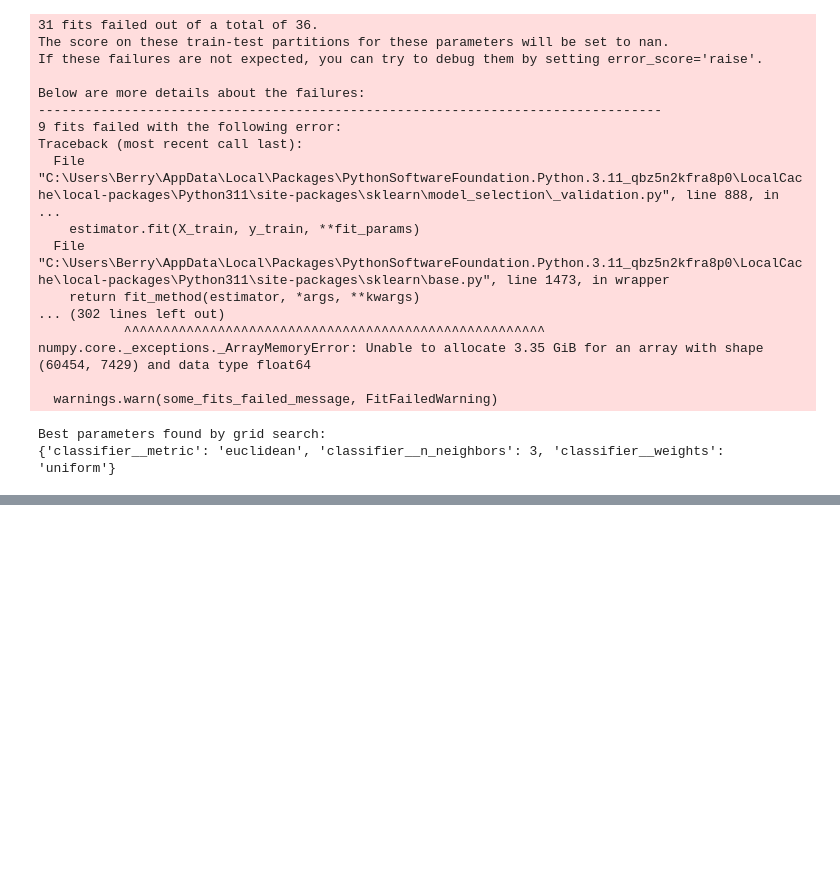
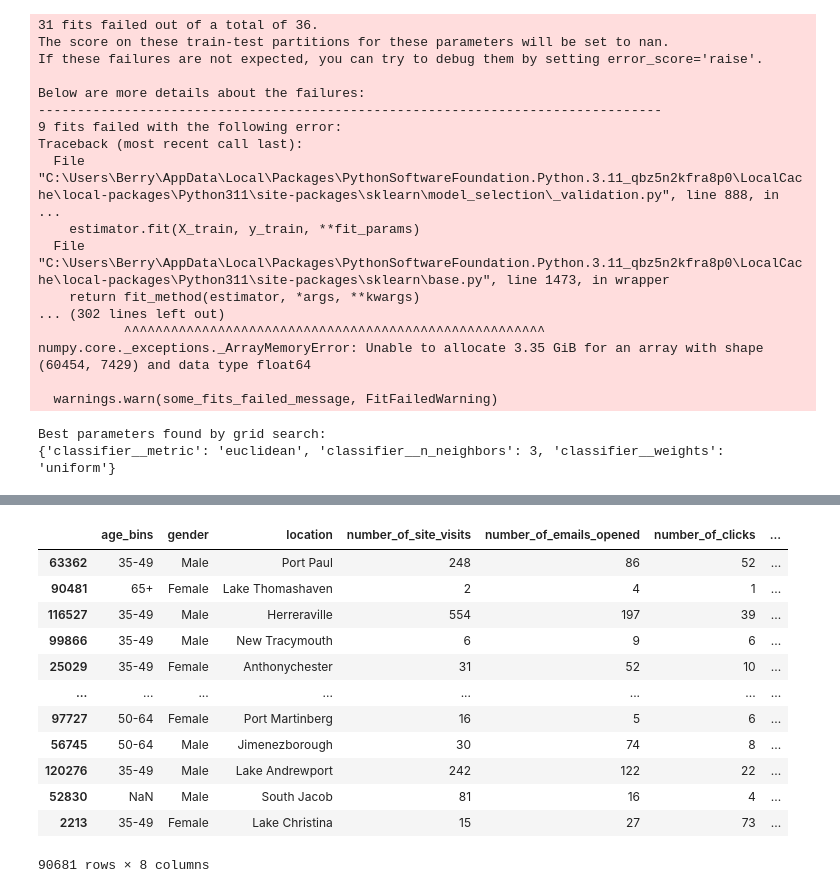
Before and after one commit to EthanRosehart/schulich_data_science, a Jupyter notebook: assignment2_restart.ipynb, the cells around one changed output, grey strips where cells are left out. Drawn from its saved outputs; the diff is of its cells as text; code cells hidden in the pictures; blank space fills up the shorter version.

```diff
--- a/assignment2_restart.ipynb
+++ b/assignment2_restart.ipynb
@@ -850,3 +854,35 @@ numpy.core._exceptions._ArrayMemoryError: Unable to allocate 3.35 GiB for an arr
   warnings.warn(some_fits_failed_message, FitFailedWarning)
 Best parameters found by grid search:
 {'classifier__metric': 'euclidean', 'classifier__n_neighbors': 3, 'classifier__weights': 'uniform'}
+# %%
+# Re Test KNN with the best parameters as found with Grid Search
+
+# Create and train the KNN pipeline with the best parameters
+knn_pipeline = Pipeline(steps=[
+    ('preprocessor', preprocessor),
+    ('classifier', KNeighborsClassifier(
+        n_neighbors=3,
+        weights='uniform',
+        metric='euclidean'
+    ))
+])
+
+# Fit the model with the best parameters
+knn_pipeline.fit(X_train, y_train)
+
+# Predict on the test data
+y_pred_knn = knn_pipeline.predict(X_test)
+
+# Evaluate the model
+report_knn = classification_report(y_test, y_pred_knn, target_names=['Low', 'Medium', 'High'], zero_division=0)
+print("Classification Report for KNN:\n", report_knn)
+
+accuracy_knn = accuracy_score(y_test, y_pred_knn)
+precision_knn = precision_score(y_test, y_pred_knn, average='weighted', zero_division=0)
+recall_knn = recall_score(y_test, y_pred_knn, average='weighted', zero_division=0)
+f1_knn = f1_score(y_test, y_pred_knn, average='weighted', zero_division=0)
+
+print(f"KNN Accuracy: {accuracy_knn:.2f}")
+print(f"KNN Precision: {precision_knn:.2f}")
+print(f"KNN Recall: {recall_knn:.2f}")
+print(f"KNN F1 Score: {f1_knn:.2f}")
@@ -852,0 +945,18 @@ Best parameters found by grid search:
+# %%
+# Verify models using correct data, (further investigate overfitting)
+
+X_train
+# %% [output]
+|  | age_bins | gender | location | number_of_site_visits | number_of_emails_opened | number_of_clicks | ... |
+| 63362 | 35-49 | Male | Port Paul | 248 | 86 | 52 | ... |
+| 90481 | 65+ | Female | Lake Thomashaven | 2 | 4 | 1 | ... |
+| 116527 | 35-49 | Male | Herreraville | 554 | 197 | 39 | ... |
+| 99866 | 35-49 | Male | New Tracymouth | 6 | 9 | 6 | ... |
+| 25029 | 35-49 | Female | Anthonychester | 31 | 52 | 10 | ... |
+| ... | ... | ... | ... | ... | ... | ... | ... |
+| 97727 | 50-64 | Female | Port Martinberg | 16 | 5 | 6 | ... |
+| 56745 | 50-64 | Male | Jimenezborough | 30 | 74 | 8 | ... |
+| 120276 | 35-49 | Male | Lake Andrewport | 242 | 122 | 22 | ... |
+| 52830 | NaN | Male | South Jacob | 81 | 16 | 4 | ... |
+| 2213 | 35-49 | Female | Lake Christina | 15 | 27 | 73 | ... |
+90681 rows × 8 columns
```
Also changed, not shown: parts of 21 cells of this notebook.
